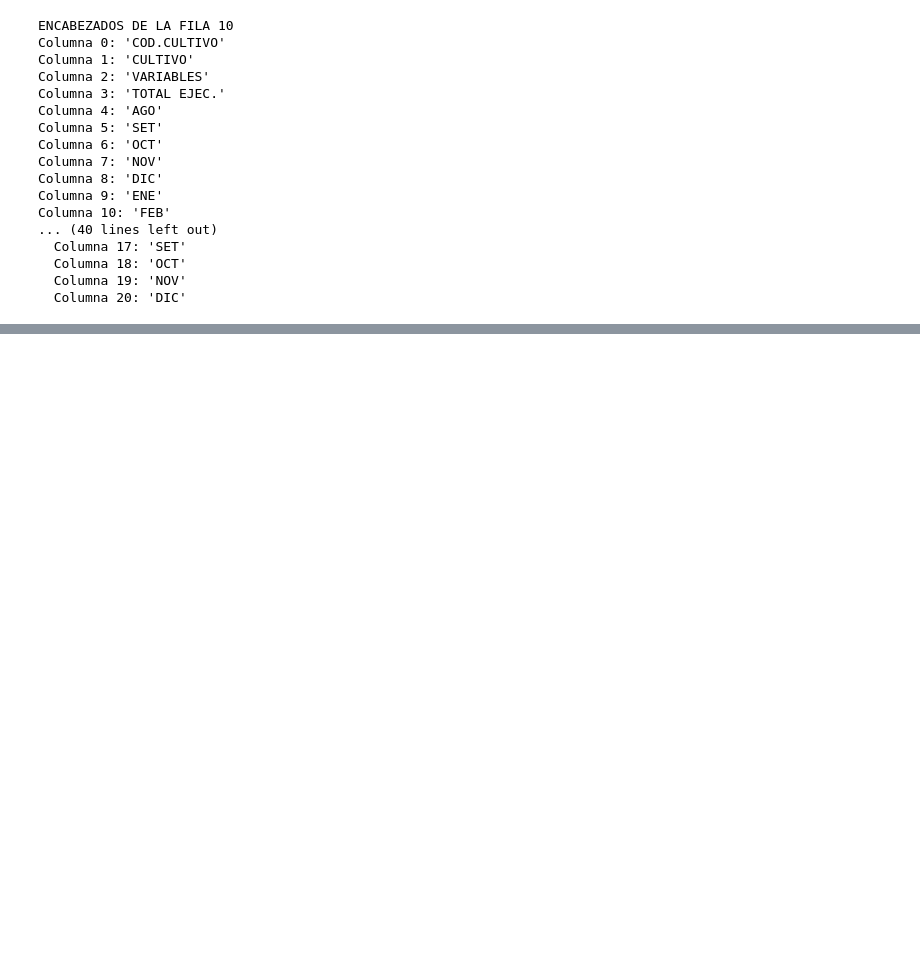
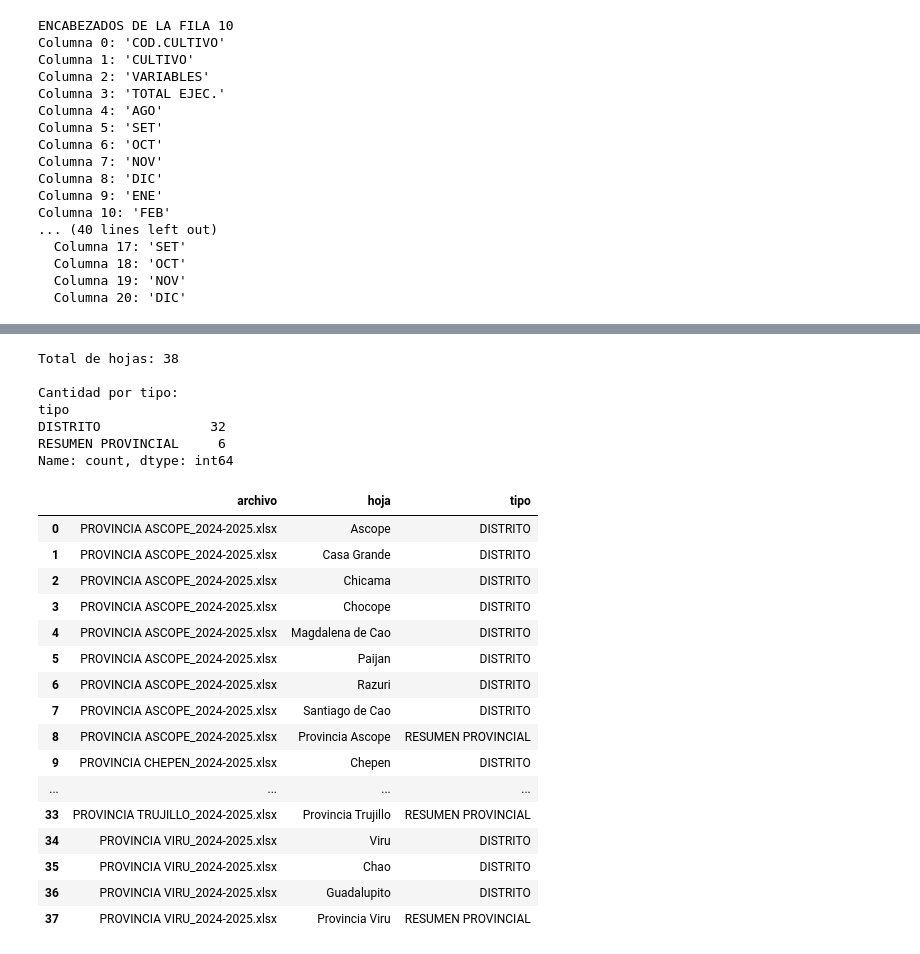
Before and after one commit to vfabrizio95-oss/G07-BigData-AnaliticaAgrocomercial-Danper, a Jupyter notebook: notebooks/01_pipeline_danper.ipynb, the cells around one changed output, grey strips where cells are left out. Saved outputs shown, nothing was run; the diff lists cells and outputs as text; code cells hidden in the pictures; blank space fills up the shorter version.

```diff
--- a/notebooks/01_pipeline_danper.ipynb
+++ b/notebooks/01_pipeline_danper.ipynb
@@ -148,0 +468,55 @@ Columna 10: 'FEB'
+# %%
+# Paso 6.9 - Clasificar hojas distritales y provinciales
+
+clasificacion = []
+
+for archivo in archivos:
+    excel = pd.ExcelFile(archivo)
+
+    for hoja in excel.sheet_names:
+
+        tipo = (
+            "RESUMEN PROVINCIAL"
+            if hoja.strip().lower().startswith("provincia")
+            else "DISTRITO"
+        )
+
+        clasificacion.append({
+            "archivo": archivo.name,
+            "hoja": hoja,
+            "tipo": tipo
+        })
+
+df_hojas = pd.DataFrame(clasificacion)
+
+print("Total de hojas:", len(df_hojas))
+
+print("\nCantidad por tipo:")
+print(df_hojas["tipo"].value_counts())
+
+display(df_hojas)
+# %% [output]
+Total de hojas: 38
+
+Cantidad por tipo:
+tipo
+DISTRITO              32
+RESUMEN PROVINCIAL     6
+Name: count, dtype: int64
+|  | archivo | hoja | tipo |
+| 0 | PROVINCIA ASCOPE_2024-2025.xlsx | Ascope | DISTRITO |
+| 1 | PROVINCIA ASCOPE_2024-2025.xlsx | Casa Grande | DISTRITO |
+| 2 | PROVINCIA ASCOPE_2024-2025.xlsx | Chicama | DISTRITO |
+| 3 | PROVINCIA ASCOPE_2024-2025.xlsx | Chocope | DISTRITO |
+| 4 | PROVINCIA ASCOPE_2024-2025.xlsx | Magdalena de Cao | DISTRITO |
+| 5 | PROVINCIA ASCOPE_2024-2025.xlsx | Paijan | DISTRITO |
+| 6 | PROVINCIA ASCOPE_2024-2025.xlsx | Razuri | DISTRITO |
+| 7 | PROVINCIA ASCOPE_2024-2025.xlsx | Santiago de Cao | DISTRITO |
+| 8 | PROVINCIA ASCOPE_2024-2025.xlsx | Provincia Ascope | RESUMEN PROVINCIAL |
+| 9 | PROVINCIA CHEPEN_2024-2025.xlsx | Chepen | DISTRITO |
+| ... | ... | ... | ... |
+| 33 | PROVINCIA TRUJILLO_2024-2025.xlsx | Provincia Trujillo | RESUMEN PROVINCIAL |
+| 34 | PROVINCIA VIRU_2024-2025.xlsx | Viru | DISTRITO |
+| 35 | PROVINCIA VIRU_2024-2025.xlsx | Chao | DISTRITO |
+| 36 | PROVINCIA VIRU_2024-2025.xlsx | Guadalupito | DISTRITO |
+| 37 | PROVINCIA VIRU_2024-2025.xlsx | Provincia Viru | RESUMEN PROVINCIAL |
```
Also changed, not shown: parts of 14 cells of this notebook, 2 other files.
